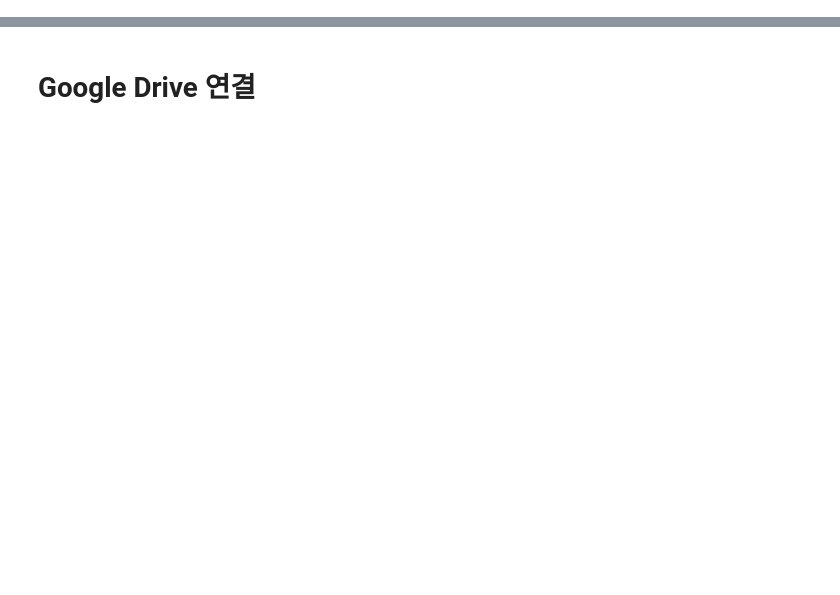
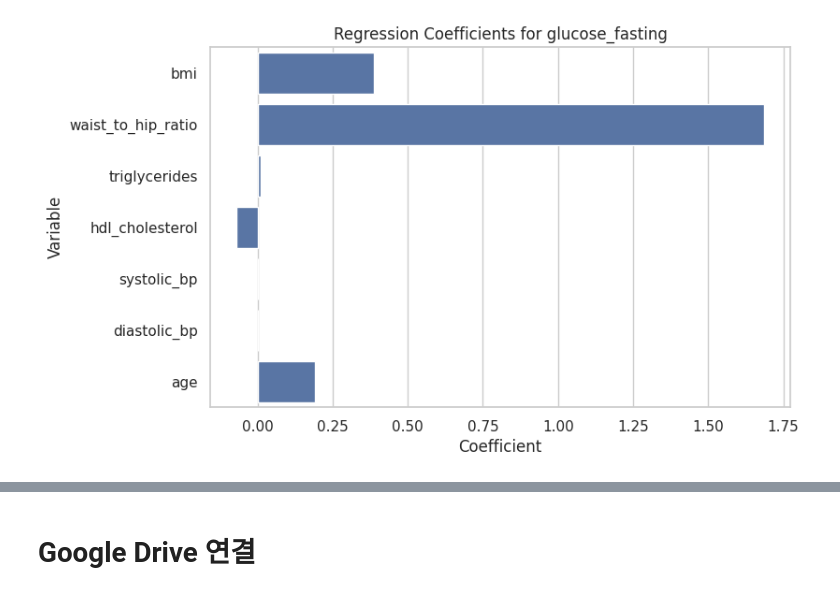
Before and after one commit to smk2657-a11y/kaggle_mini_project, a Jupyter notebook: 분석코드.ipynb, the cells around one changed output, grey strips where cells are left out. Drawn from its saved outputs; the diff is of its cells as text; code cells hidden in the pictures; blank space fills up the shorter version.

```diff
--- a/분석코드.ipynb
+++ b/분석코드.ipynb
@@ -0,0 +112,13 @@
+# %%
+cols_fasting = [
+    'glucose_fasting','bmi','waist_to_hip_ratio','triglycerides',
+    'hdl_cholesterol','systolic_bp','diastolic_bp','age'
+]
+df_fasting = df[cols_fasting].dropna().copy()
+
+X = df_fasting.drop(columns='glucose_fasting')
+y = df_fasting['glucose_fasting']
+X = sm.add_constant(X)
+
+model_fasting = sm.OLS(y, X).fit()
+print(model_fasting.summary())
@@ -0,0 +201,13 @@
+# %%
+# 회귀계수 시각화
+coef_df = pd.DataFrame({
+    'Variable': model_fasting.params.index,
+    'Coefficient': model_fasting.params.values
+}).query("Variable != 'const'")
+
+plt.figure(figsize=(8, 5))
+sns.barplot(x='Coefficient', y='Variable', data=coef_df)
+plt.title('Regression Coefficients for glucose_fasting')
+plt.show()
+# %% [output]
+[figure, added]
```
Also changed, not shown: parts of 49 cells of this notebook, 1 other file.
